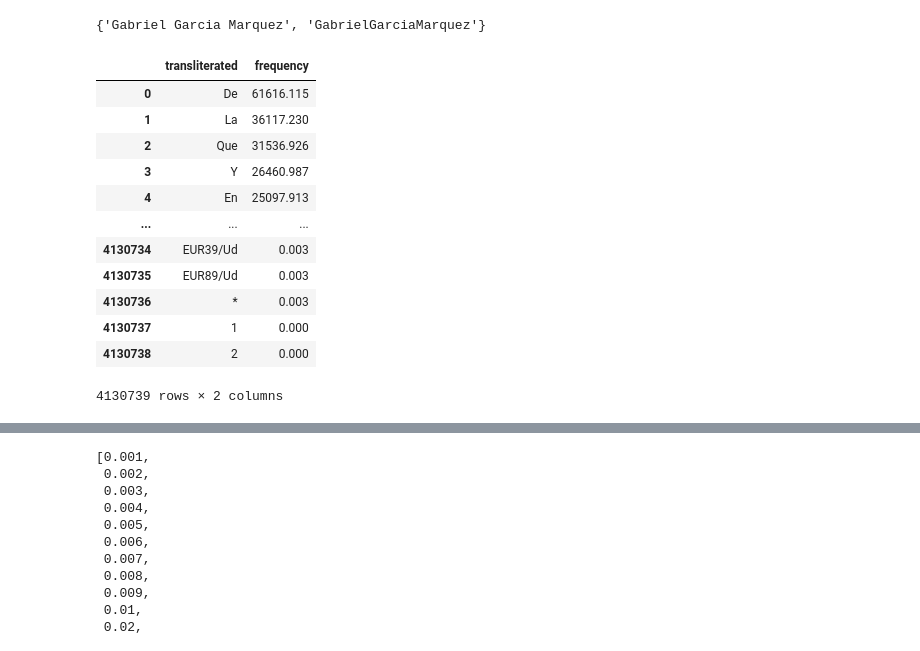
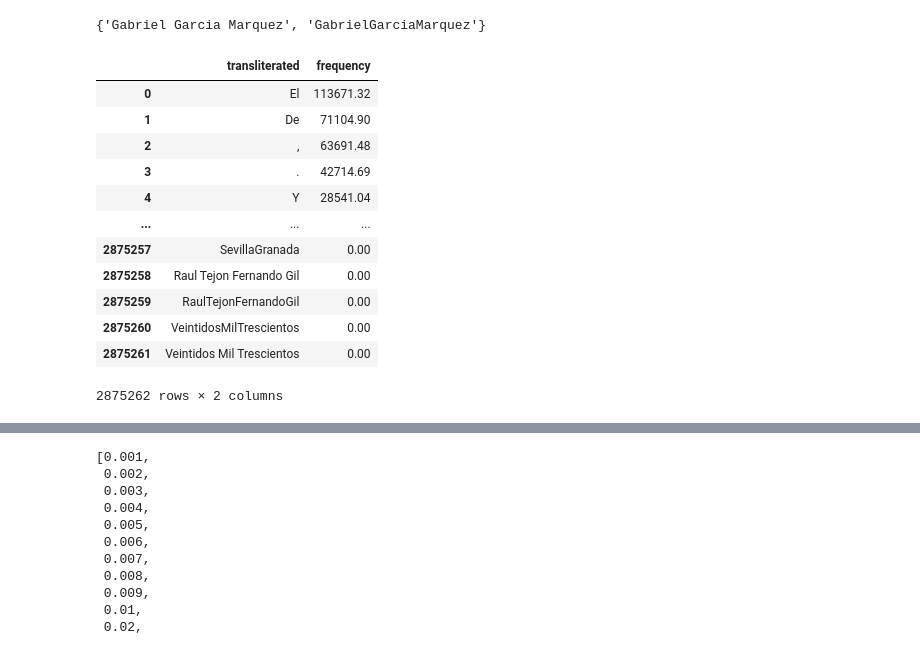
Before and after one commit to dafmontenegro/semanticdictgen-wpa2-es, a Jupyter notebook: semanticdictgen-wpa2-es.ipynb, the cells around one changed output, grey strips where cells are left out. Drawn from its saved outputs; the diff is of its cells as text; code cells hidden in the pictures.

Commit message:
Cleaning CORPES

```diff
--- a/semanticdictgen-wpa2-es.ipynb
+++ b/semanticdictgen-wpa2-es.ipynb
@@ -38,25 +81,25 @@ transliterate("gabriel garcía márquez")
 {'Gabriel Garcia Marquez', 'GabrielGarciaMarquez'}
 # %%
 transliterated_data = []
-for row in corpes_sf_m.itertuples(index=False):
+for row in corpes_df.itertuples(index=False):
     transliterations = transliterate(row.element)
     for transliteration in transliterations:
         if transliteration:
             transliterated_data.append([transliteration, row.frequency])
-corpes_sf_m = pandas.DataFrame(transliterated_data, columns=["transliterated", "frequency"])
-corpes_sf_m
+corpes_df_tr = pandas.DataFrame(transliterated_data, columns=["transliterated", "frequency"])
+corpes_df_tr
 # %% [output]
 |  | transliterated | frequency |
-| 0 | De | 61616.115 |
-| 1 | La | 36117.230 |
-| 2 | Que | 31536.926 |
-| 3 | Y | 26460.987 |
-| 4 | En | 25097.913 |
+| 0 | El | 113671.32 |
+| 1 | De | 71104.90 |
+| 2 | , | 63691.48 |
+| 3 | . | 42714.69 |
+| 4 | Y | 28541.04 |
 | ... | ... | ... |
-| 4130734 | EUR39/Ud | 0.003 |
-| 4130735 | EUR89/Ud | 0.003 |
-| 4130736 | * | 0.003 |
-| 4130737 | 1 | 0.000 |
-| 4130738 | 2 | 0.000 |
+| 2875257 | SevillaGranada | 0.00 |
+| 2875258 | Raul Tejon Fernando Gil | 0.00 |
+| 2875259 | RaulTejonFernandoGil | 0.00 |
+| 2875260 | VeintidosMilTrescientos | 0.00 |
+| 2875261 | Veintidos Mil Trescientos | 0.00 |
-4130739 rows × 2 columns
+2875262 rows × 2 columns
 # %%
```
Also changed, not shown: parts of 17 cells of this notebook, 2 other files.
